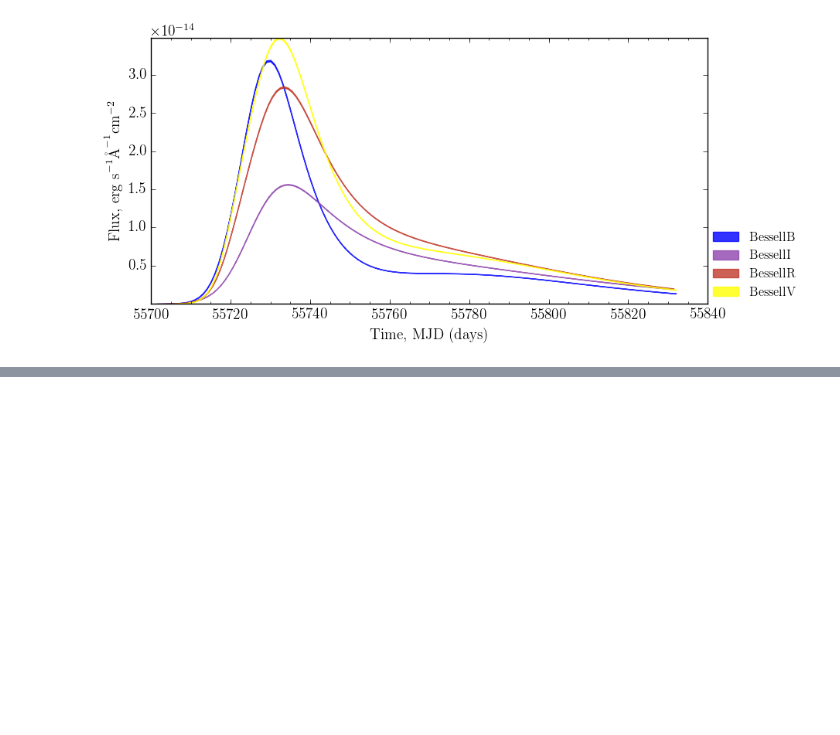
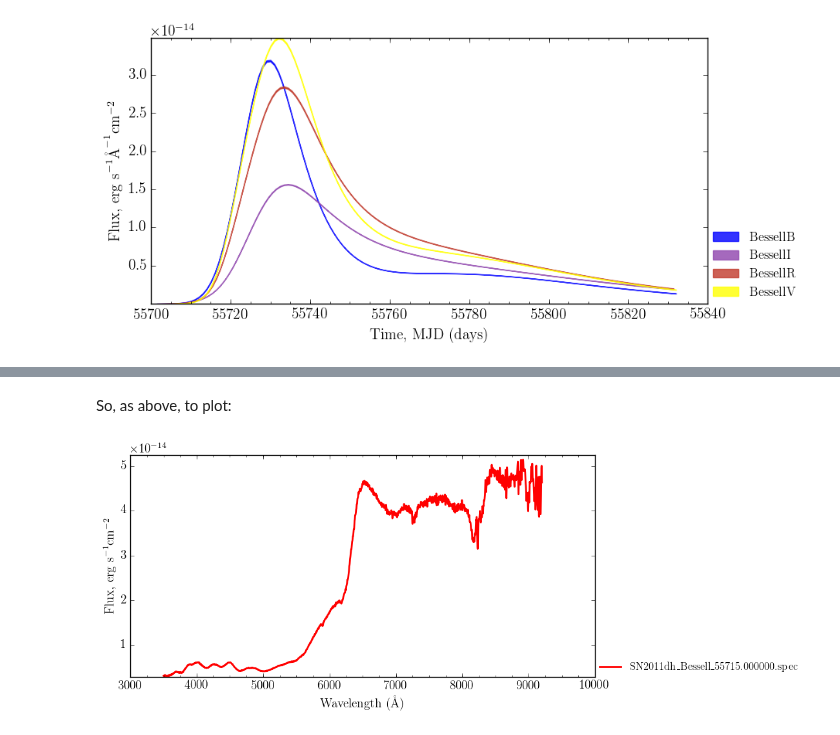
Before and after one commit to UoS-SNe/pycoco, a Jupyter notebook: notebooks/pycoco_CoCo_recon.ipynb, the cells around one changed output, grey strips where cells are left out. Drawn from its saved outputs; the diff is of its cells as text; code cells hidden in the pictures; blank space fills up the shorter version.

Commit message:
specfitClass integration now much tighter

```diff
--- a/notebooks/pycoco_CoCo_recon.ipynb
+++ b/notebooks/pycoco_CoCo_recon.ipynb
@@ -129,0 +189,6 @@ mS.orig_specpath
+# %% [markdown]
+So, as above, to plot:
+# %%
+sn.specfit['SN2011dh_Bessell_55715.000000.spec'].plot()
+# %% [output]
+[figure, added]
```
Also changed, not shown: parts of 39 cells of this notebook, 1 other file.
